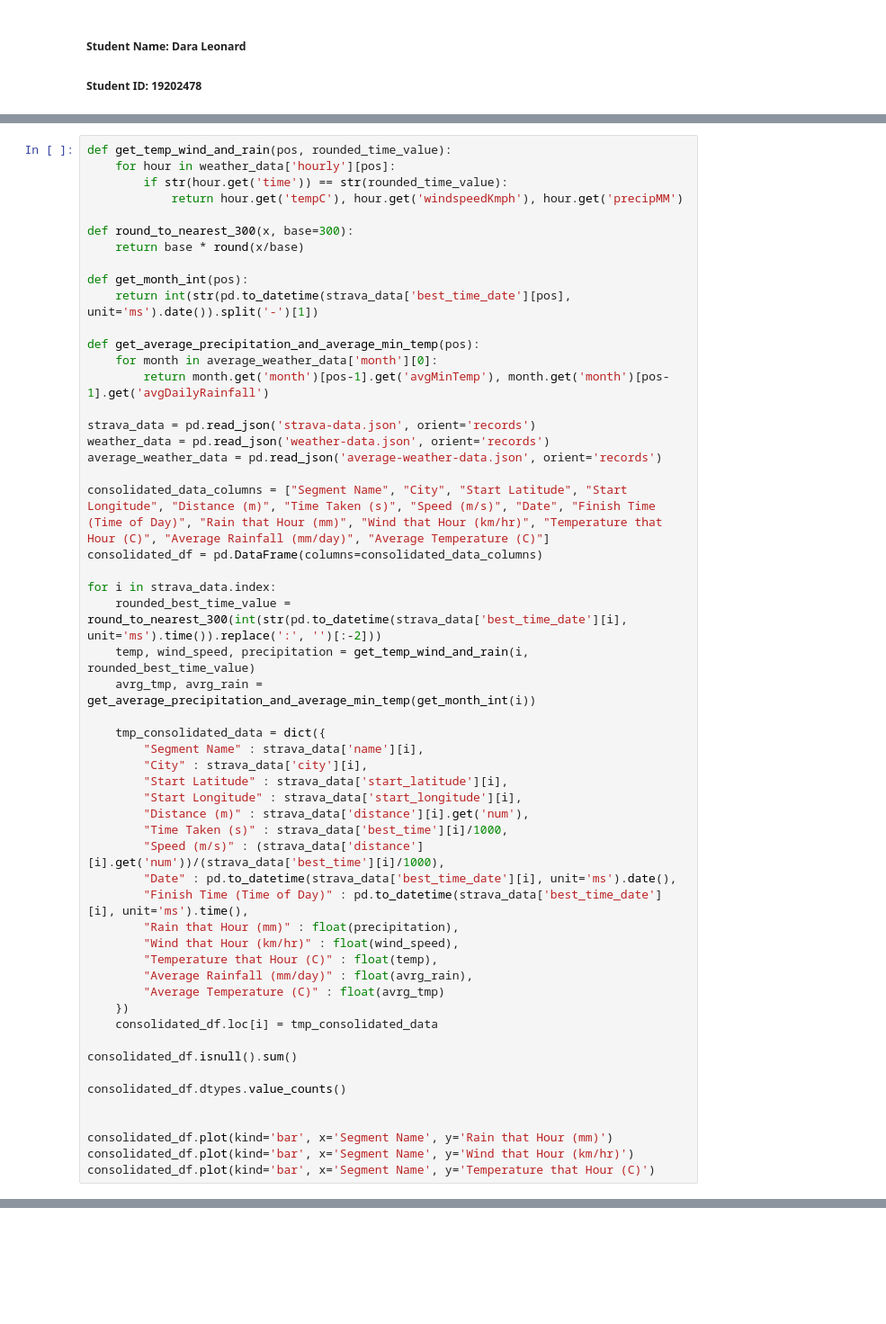
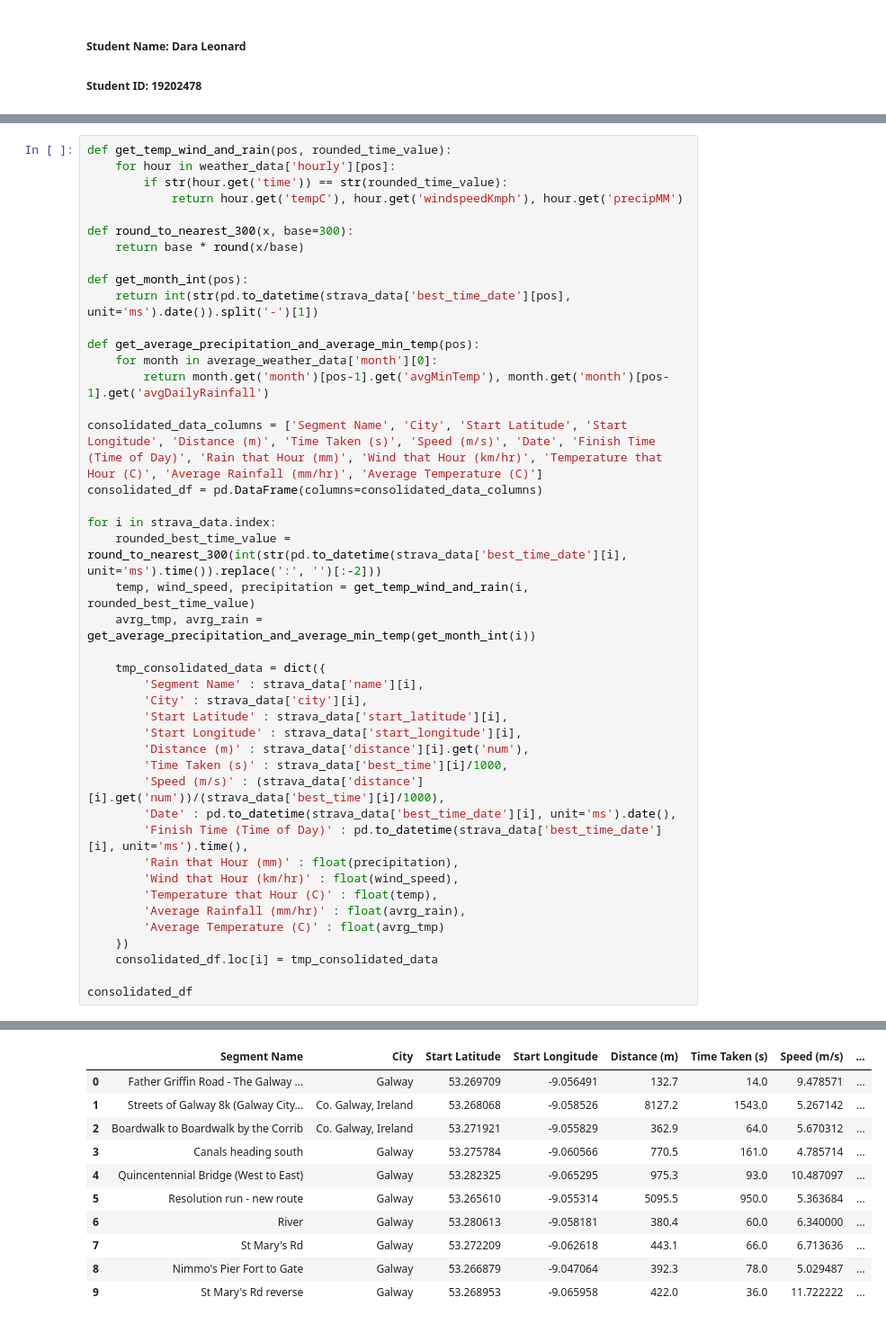
Before and after one commit to DaraLeonard/COMP47670-assignment1, a Jupyter notebook: COMP47670 Assignment 1 - Data Collection & Preparation.ipynb, the cells around one changed output, grey strips where cells are left out. Shown: that part at 90% size. Saved outputs shown, nothing was run; the diff lists cells and outputs as text; blank space fills up the shorter version.

```diff
--- a/COMP47670 Assignment 1 - Data Collection & Preparation.ipynb
+++ b/COMP47670 Assignment 1 - Data Collection & Preparation.ipynb
@@ -149,11 +179,7 @@ def get_average_precipitation_and_average_min_temp(pos):
     for month in average_weather_data['month'][0]:
         return month.get('month')[pos-1].get('avgMinTemp'), month.get('month')[pos-1].get('avgDailyRainfall')
 
-strava_data = pd.read_json('strava-data.json', orient='records')
-weather_data = pd.read_json('weather-data.json', orient='records')
-average_weather_data = pd.read_json('average-weather-data.json', orient='records')
-
-consolidated_data_columns = ["Segment Name", "City", "Start Latitude", "Start Longitude", "Distance (m)", "Time Taken (s)", "Speed (m/s)", "Date", "Finish Time (Time of Day)", "Rain that Hour (mm)", "Wind that Hour (km/hr)", "Temperature that Hour (C)", "Average Rainfall (mm/day)", "Average Temperature (C)"]
+consolidated_data_columns = ['Segment Name', 'City', 'Start Latitude', 'Start Longitude', 'Distance (m)', 'Time Taken (s)', 'Speed (m/s)', 'Date', 'Finish Time (Time of Day)', 'Rain that Hour (mm)', 'Wind that Hour (km/hr)', 'Temperature that Hour (C)', 'Average Rainfall (mm/hr)', 'Average Temperature (C)']
 consolidated_df = pd.DataFrame(columns=consolidated_data_columns)
 
 for i in strava_data.index:
@@ -162,29 +188,22 @@ for i in strava_data.index:
     avrg_tmp, avrg_rain = get_average_precipitation_and_average_min_temp(get_month_int(i))
 
     tmp_consolidated_data = dict({
-        "Segment Name" : strava_data['name'][i],
-        "City" : strava_data['city'][i],
-        "Start Latitude" : strava_data['start_latitude'][i],
-        "Start Longitude" : strava_data['start_longitude'][i],
-        "Distance (m)" : strava_data['distance'][i].get('num'),
-        "Time Taken (s)" : strava_data['best_time'][i]/1000,
-        "Speed (m/s)" : (strava_data['distance'][i].get('num'))/(strava_data['best_time'][i]/1000),
-        "Date" : pd.to_datetime(strava_data['best_time_date'][i], unit='ms').date(),
-        "Finish Time (Time of Day)" : pd.to_datetime(strava_data['best_time_date'][i], unit='ms').time(),
-        "Rain that Hour (mm)" : float(precipitation),
-        "Wind that Hour (km/hr)" : float(wind_speed),
-        "Temperature that Hour (C)" : float(temp),
-        "Average Rainfall (mm/day)" : float(avrg_rain),
-        "Average Temperature (C)" : float(avrg_tmp)
+        'Segment Name' : strava_data['name'][i],
+        'City' : strava_data['city'][i],
+        'Start Latitude' : strava_data['start_latitude'][i],
+        'Start Longitude' : strava_data['start_longitude'][i],
+        'Distance (m)' : strava_data['distance'][i].get('num'),
+        'Time Taken (s)' : strava_data['best_time'][i]/1000,
+        'Speed (m/s)' : (strava_data['distance'][i].get('num'))/(strava_data['best_time'][i]/1000),
+        'Date' : pd.to_datetime(strava_data['best_time_date'][i], unit='ms').date(),
+        'Finish Time (Time of Day)' : pd.to_datetime(strava_data['best_time_date'][i], unit='ms').time(),
+        'Rain that Hour (mm)' : float(precipitation),
+        'Wind that Hour (km/hr)' : float(wind_speed),
+        'Temperature that Hour (C)' : float(temp),
+        'Average Rainfall (mm/hr)' : float(avrg_rain),
+        'Average Temperature (C)' : float(avrg_tmp)
     })
     consolidated_df.loc[i] = tmp_consolidated_data
 
-consolidated_df.isnull().sum()
-
-consolidated_df.dtypes.value_counts()
-
-
-consolidated_df.plot(kind='bar', x='Segment Name', y='Rain that Hour (mm)')
-consolidated_df.plot(kind='bar', x='Segment Name', y='Wind that Hour (km/hr)')
-consolidated_df.plot(kind='bar', x='Segment Name', y='Temperature that Hour (C)')
+consolidated_df
 # %% [output]
@@ -194,0 +210,11 @@ consolidated_df.plot(kind='bar', x='Segment Name', y='Temperature that Hour (C)'
+|  | Segment Name | City | Start Latitude | Start Longitude | Distance (m) | Time Taken (s) | Speed (m/s) | ... |
+| 0 | Father Griffin Road - The Galway ... | Galway | 53.269709 | -9.056491 | 132.7 | 14.0 | 9.478571 | ... |
+| 1 | Streets of Galway 8k (Galway City... | Co. Galway, Ireland | 53.268068 | -9.058526 | 8127.2 | 1543.0 | 5.267142 | ... |
+| 2 | Boardwalk to Boardwalk by the Corrib | Co. Galway, Ireland | 53.271921 | -9.055829 | 362.9 | 64.0 | 5.670312 | ... |
+| 3 | Canals heading south | Galway | 53.275784 | -9.060566 | 770.5 | 161.0 | 4.785714 | ... |
+| 4 | Quincentennial Bridge (West to East) | Galway | 53.282325 | -9.065295 | 975.3 | 93.0 | 10.487097 | ... |
+| 5 | Resolution run - new route | Galway | 53.265610 | -9.055314 | 5095.5 | 950.0 | 5.363684 | ... |
+| 6 | River | Galway | 53.280613 | -9.058181 | 380.4 | 60.0 | 6.340000 | ... |
+| 7 | St Mary's Rd | Galway | 53.272209 | -9.062618 | 443.1 | 66.0 | 6.713636 | ... |
+| 8 | Nimmo's Pier Fort to Gate | Galway | 53.266879 | -9.047064 | 392.3 | 78.0 | 5.029487 | ... |
+| 9 | St Mary's Rd reverse | Galway | 53.268953 | -9.065958 | 422.0 | 36.0 | 11.722222 | ... |
```
Also changed, not shown: parts of 21 cells of this notebook, 5 other files.
